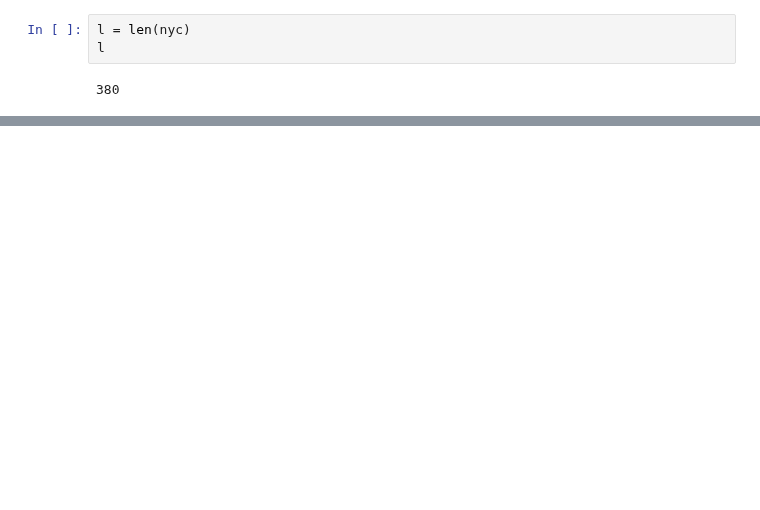
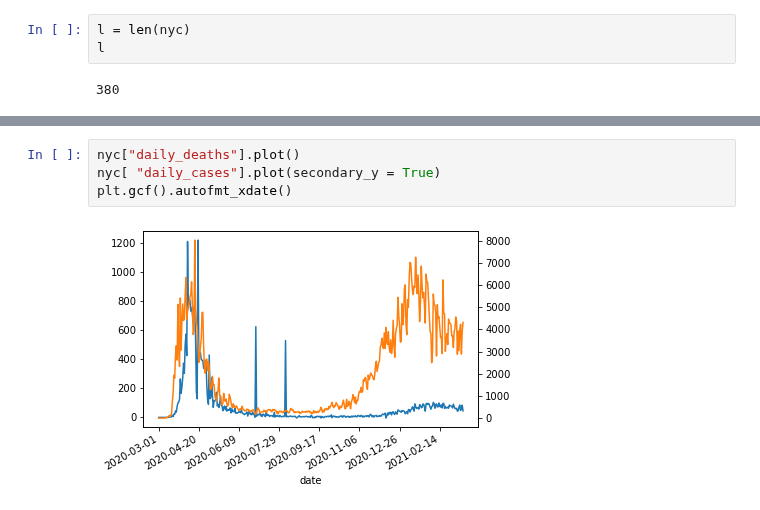
Before and after one commit to severine-baudry/capstone_data_engineer, a Jupyter notebook: covid_corr_weather.ipynb, the cells around one changed output, grey strips where cells are left out. Saved outputs shown, nothing was run; the diff lists cells and outputs as text; blank space fills up the shorter version.

```diff
--- a/covid_corr_weather.ipynb
+++ b/covid_corr_weather.ipynb
@@ -411,0 +368,6 @@ dtype: float64
+# %%
+nyc["daily_deaths"].plot()
+nyc[ "daily_cases"].plot(secondary_y = True)
+plt.gcf().autofmt_xdate()
+# %% [output]
+[figure, added]
```
Also changed, not shown: parts of 16 cells of this notebook.
